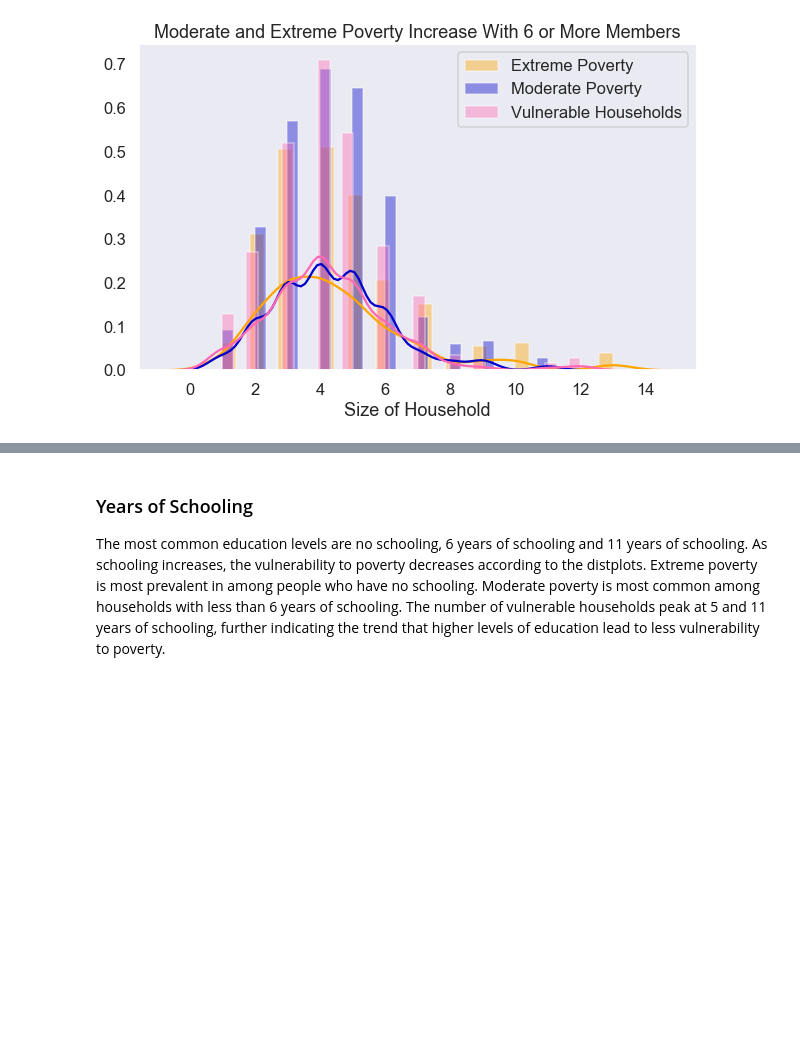
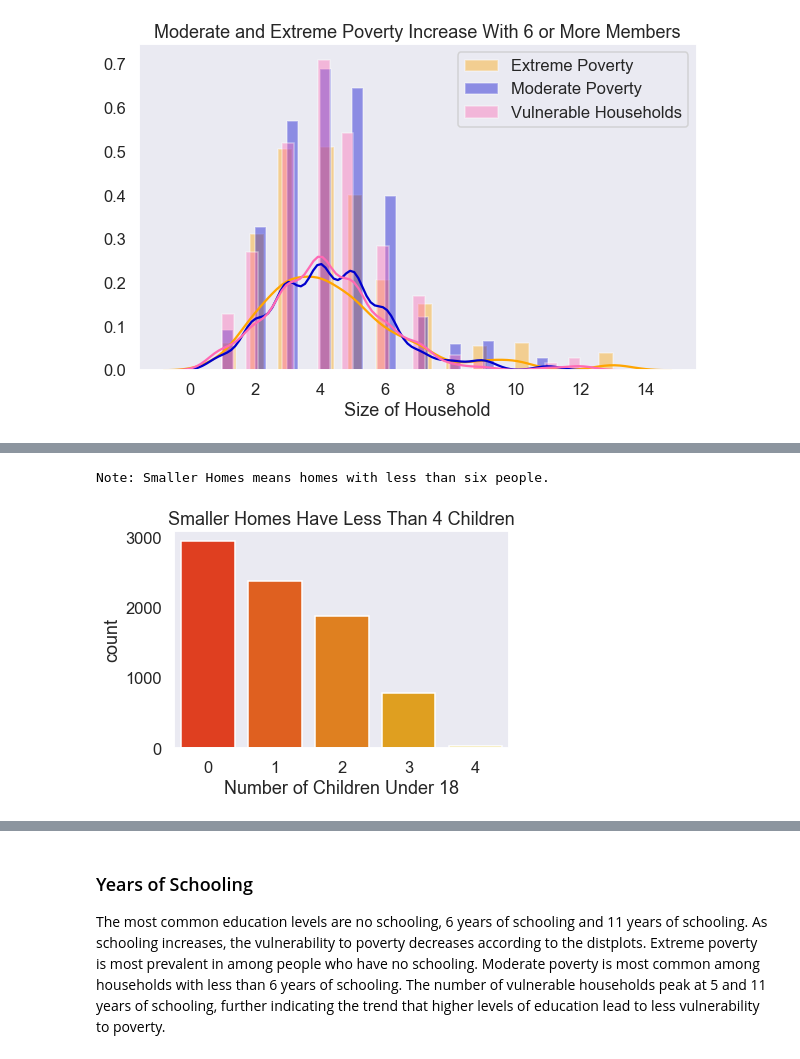
Before and after one commit to krishisharma45/capstone-project, a Jupyter notebook: capstone_data_wrangling.ipynb, the cells around one changed output, grey strips where cells are left out. Cells and saved outputs as stored; diff of their text form; code cells hidden in the pictures; blank space fills up the shorter version.

```diff
--- a/capstone_data_wrangling.ipynb
+++ b/capstone_data_wrangling.ipynb
@@ -126,0 +167,3 @@ Text(0.5,0,'Size of Household')
+# %%
+small_household = train[train['tamhog'] <= 5]
+small_household['meaneduc'].value_counts().sort_values(ascending=False)[:8]
@@ -126,0 +190,8 @@ Text(0.5,0,'Size of Household')
+# %%
+sns.countplot(small_household['hogar_nin'], palette=("autumn"))
+plt.title('Smaller Homes Have Less Than 4 Children')
+plt.xlabel('Number of Children Under 18')
+print('Note: Smaller Homes means homes with less than six people.')
+# %% [output]
+Note: Smaller Homes means homes with less than six people.
+[figure, added]
```
Also changed, not shown: parts of 33 cells of this notebook.
